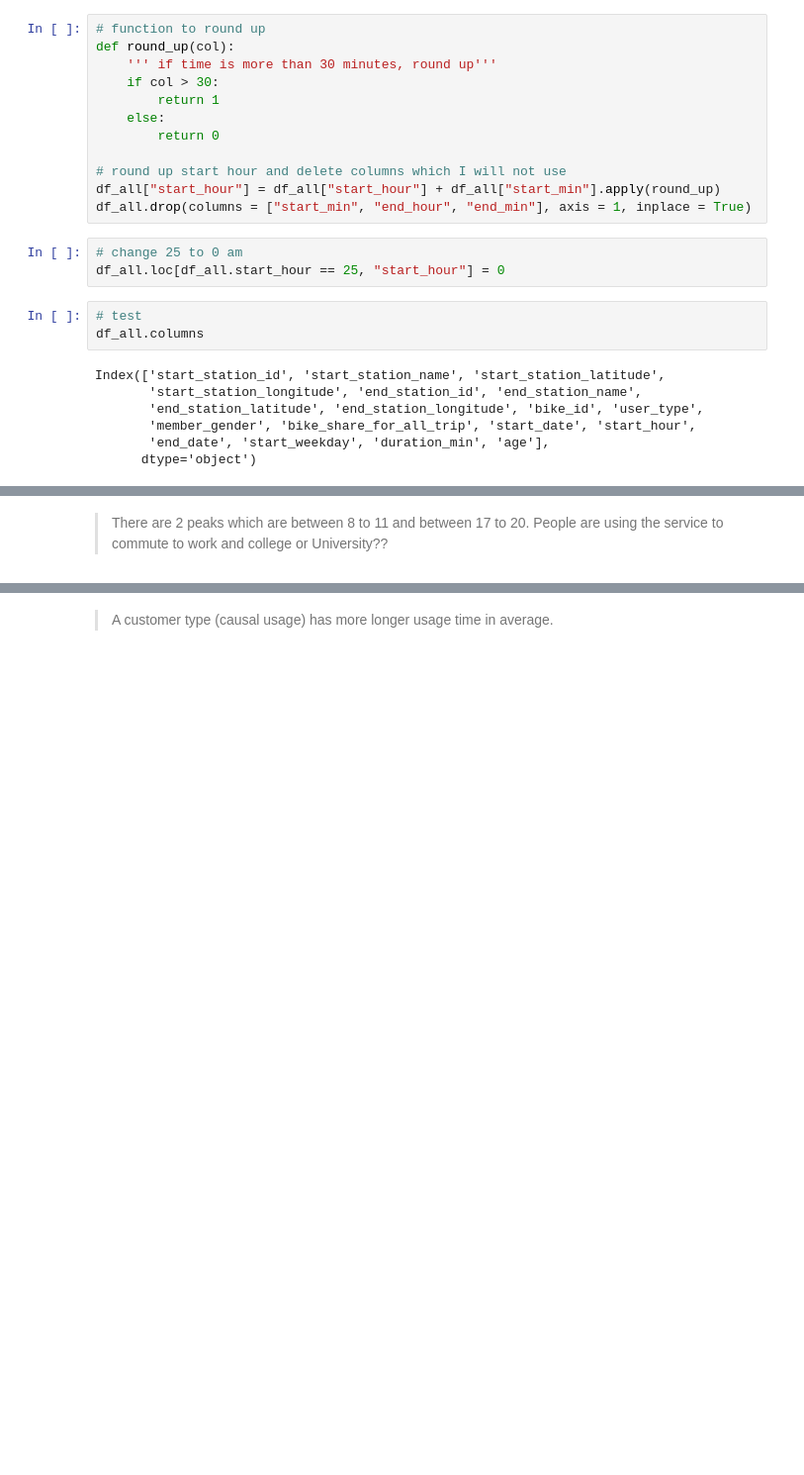
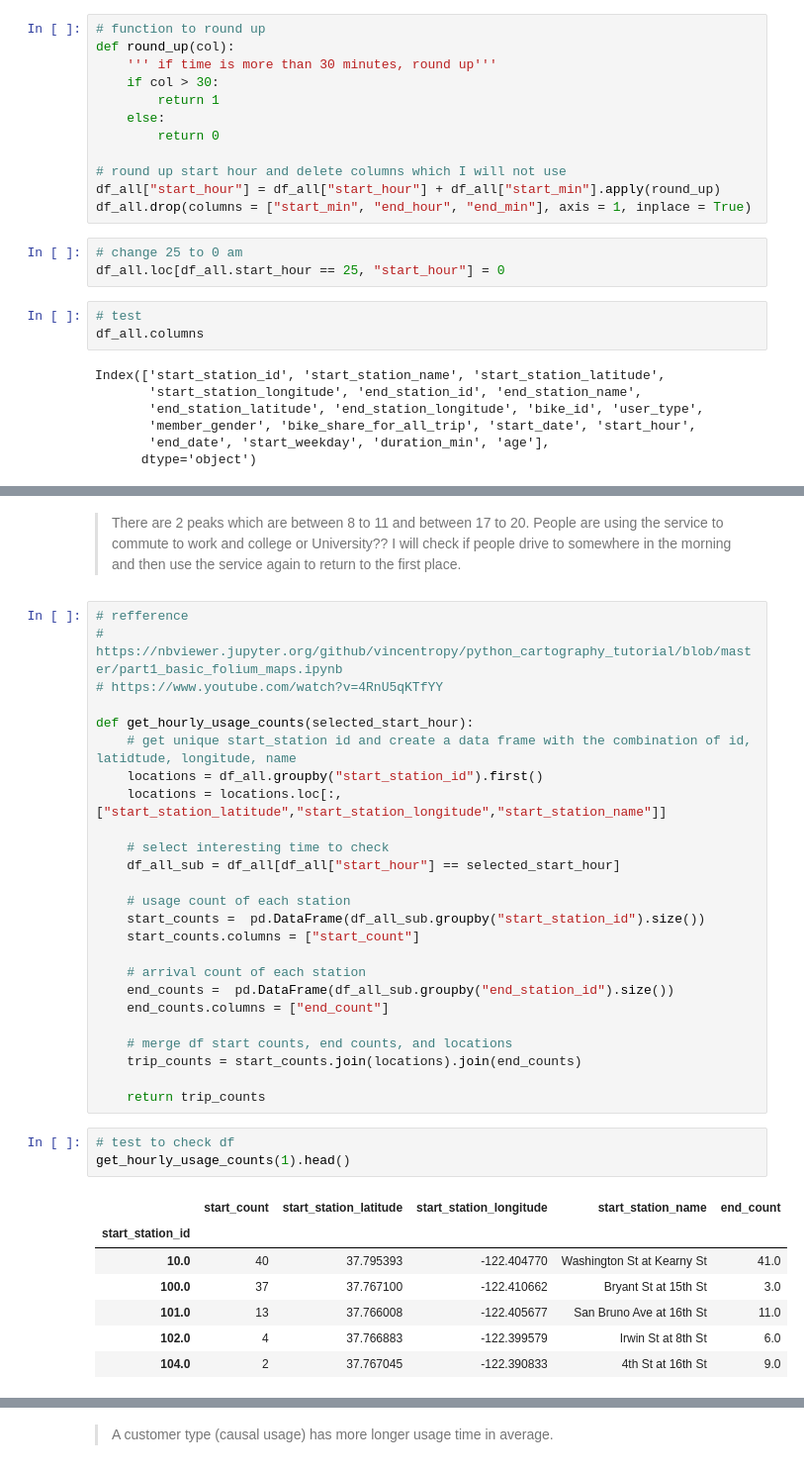
Before and after one commit to Subaru-Goto/Ford_Go_Bike, a Jupyter notebook: Ford_Gobike.ipynb, the cells around one changed output, grey strips where cells are left out. Shown at 99% size. Saved outputs shown, nothing was run; the diff lists cells and outputs as text; blank space fills up the shorter version.

```diff
--- a/Ford_Gobike.ipynb
+++ b/Ford_Gobike.ipynb
@@ -753,4 +773,40 @@ plt.ylabel("Count");
 # %% [output]
 [figure]
 # %% [markdown]
->There are 2 peaks which are between 8 to 11 and between 17 to 20. People are using the service to commute to work and college or University??
+>There are 2 peaks which are between 8 to 11 and between 17 to 20. People are using the service to commute to work and college or University?? I will check if people drive to somewhere in the morning and then use the service again to return to the first place.
+# %%
+# refference
+# https://nbviewer.jupyter.org/github/vincentropy/python_cartography_tutorial/blob/master/part1_basic_folium_maps.ipynb
+# https://www.youtube.com/watch?v=4RnU5qKTfYY
+
+def get_hourly_usage_counts(selected_start_hour):
+    # get unique start_station id and create a data frame with the combination of id, latidtude, longitude, name
+    locations = df_all.groupby("start_station_id").first()
+    locations = locations.loc[:, ["start_station_latitude","start_station_longitude","start_station_name"]]
+
+    # select interesting time to check
+    df_all_sub = df_all[df_all["start_hour"] == selected_start_hour]
+
+    # usage count of each station
+    start_counts =  pd.DataFrame(df_all_sub.groupby("start_station_id").size())
+    start_counts.columns = ["start_count"]
+
+    # arrival count of each station
+    end_counts =  pd.DataFrame(df_all_sub.groupby("end_station_id").size())
+    end_counts.columns = ["end_count"]
+
+    # merge df start counts, end counts, and locations
+    trip_counts = start_counts.join(locations).join(end_counts)
+
+    return trip_counts
+# %%
+# test to check df
+get_hourly_usage_counts(1).head()
+# %% [output]
+|  | start_count | start_station_latitude | start_station_longitude | start_station_name | end_count |
+| start_station_id |  |  |  |  |  |
+| 10.0 | 40 | 37.795393 | -122.404770 | Washington St at Kearny St | 41.0 |
+| 100.0 | 37 | 37.767100 | -122.410662 | Bryant St at 15th St | 3.0 |
+| 101.0 | 13 | 37.766008 | -122.405677 | San Bruno Ave at 16th St | 11.0 |
+| 102.0 | 4 | 37.766883 | -122.399579 | Irwin St at 8th St | 6.0 |
+| 104.0 | 2 | 37.767045 | -122.390833 | 4th St at 16th St | 9.0 |
```
Also changed, not shown: parts of 23 cells of this notebook.
